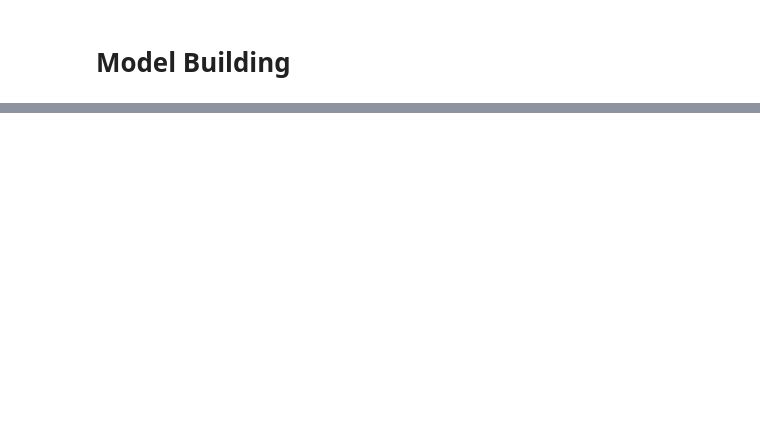
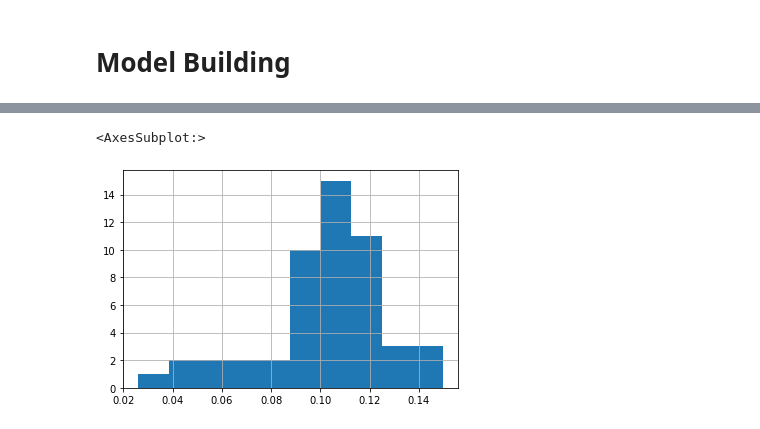
Before and after one commit to thudsonbu/ds-project-1, a Jupyter notebook: project-1.ipynb, the cells around one changed output, grey strips where cells are left out. Cells and saved outputs as stored; diff of their text form; code cells hidden in the pictures; blank space fills up the shorter version.

```diff
--- a/project-1.ipynb
+++ b/project-1.ipynb
@@ -381,0 +392,5 @@ In the next section we will test if these are indeed significant predictors of c
+# %%
+sum_pop_case_elec['projected_max_per_cap'].hist()
+# %% [output]
+<AxesSubplot:>
+[figure, added]
```
Also changed, not shown: parts of 12 cells of this notebook.
